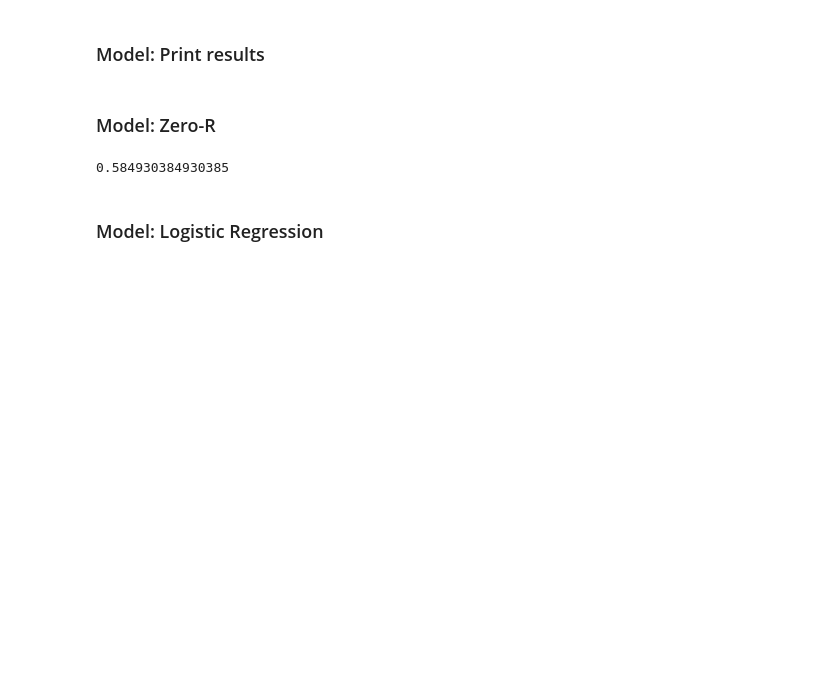
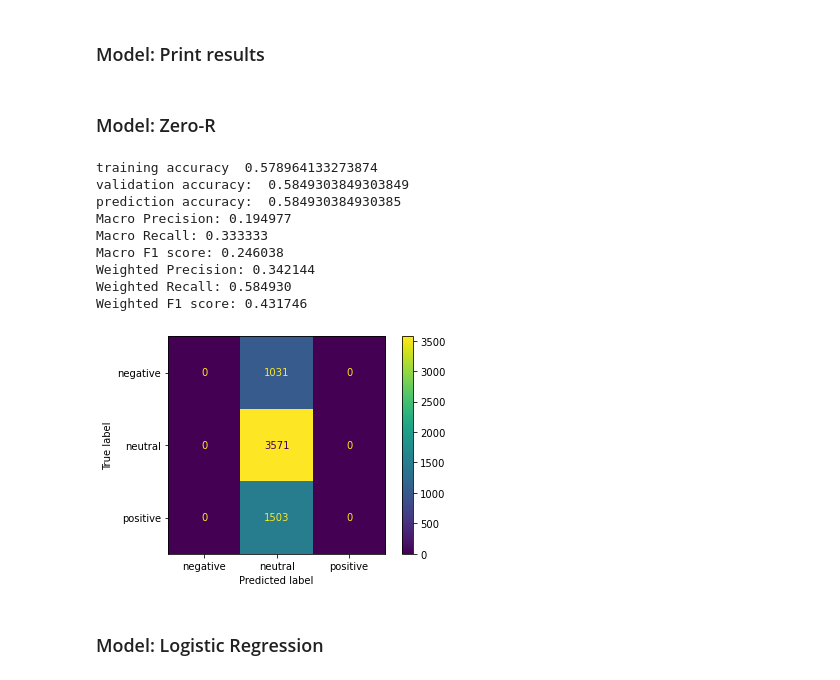
Before and after one commit to RicardoXXXXXX/Tweet-s-sentiment-prediction, a Jupyter notebook: COMP30027-Assignment2 (new).ipynb, the cells around one changed output. Drawn from its saved outputs; the diff is of its cells as text; code cells hidden in the pictures; blank space fills up the shorter version.

```diff
--- a/COMP30027-Assignment2 (new).ipynb
+++ b/COMP30027-Assignment2 (new).ipynb
@@ -345,13 +450,33 @@ W_recall_f = []
 W_f1_f = []
 # %% [markdown]
 ### Model: Zero-R
-# %%
-#chi
-clf_0R = DummyClassifier(strategy= 'most_frequent')
-model = clf_0R.fit(x_train_chi,y_train)
-model.score(x_valid_chi,y_valid)
-# %% [output]
-0.584930384930385
+# %%
+#chi
+x_train_chi, x_valid_chi = chi(400)
+clf_0R = DummyClassifier(strategy= 'most_frequent')
+model = clf_0R.fit(x_train_chi,y_train)
+model.score(x_valid_chi,y_valid)
+ta_chi_base,va_chi_base,pa_chi_base,M_precision_chi_base,M_recall_chi_base,M_f1_chi_base,W_precision_chi_base,W_recall_chi_base,W_f1_chi_base = print_result(model, x_train_chi,x_valid_chi)
+ta_chi.append(ta_chi_base)
+va_chi.append(va_chi_base)
+pa_chi.append(pa_chi_base)
+M_precision_chi.append(M_precision_chi_base)
+M_recall_chi.append(M_recall_chi_base)
+M_f1_chi.append(M_f1_chi_base)
+W_precision_chi.append(W_precision_chi_base)
+W_recall_chi.append(W_recall_chi_base)
+W_f1_chi.append(W_f1_chi_base)
+# %% [output]
+training accuracy  0.578964133273874
+validation accuracy:  0.5849303849303849
+prediction accuracy:  0.584930384930385
+Macro Precision: 0.194977
+Macro Recall: 0.333333
+Macro F1 score: 0.246038
+Weighted Precision: 0.342144
+Weighted Recall: 0.584930
+Weighted F1 score: 0.431746
+[figure, added]
 # %% [markdown]
 ### Model: Logistic Regression
 # %%
```
Also changed, not shown: parts of 29 cells of this notebook.
